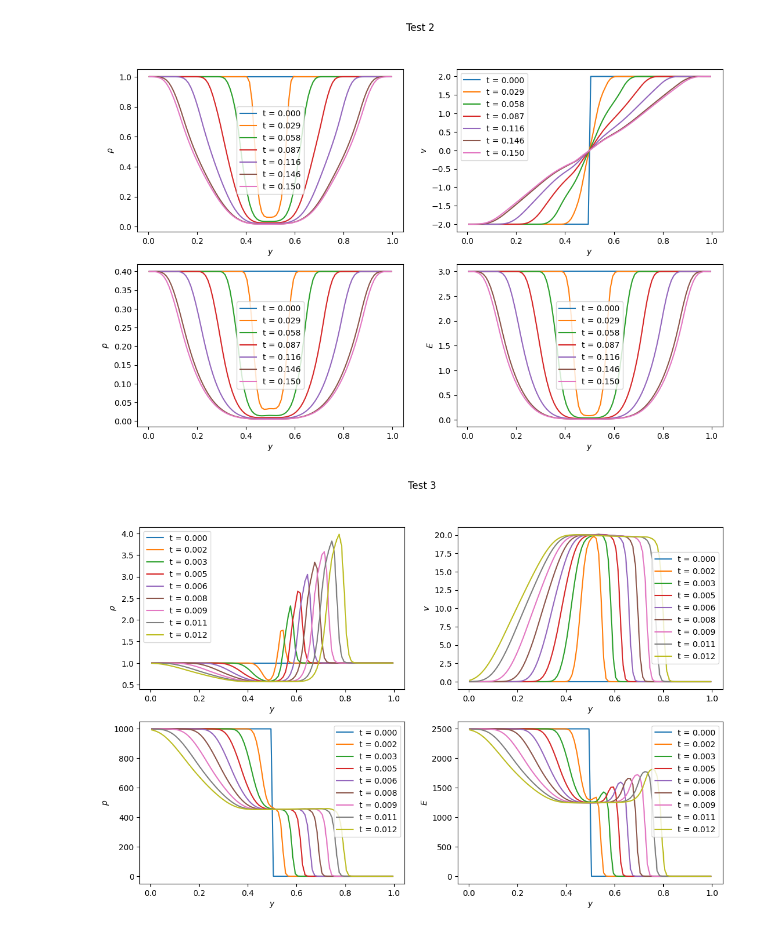
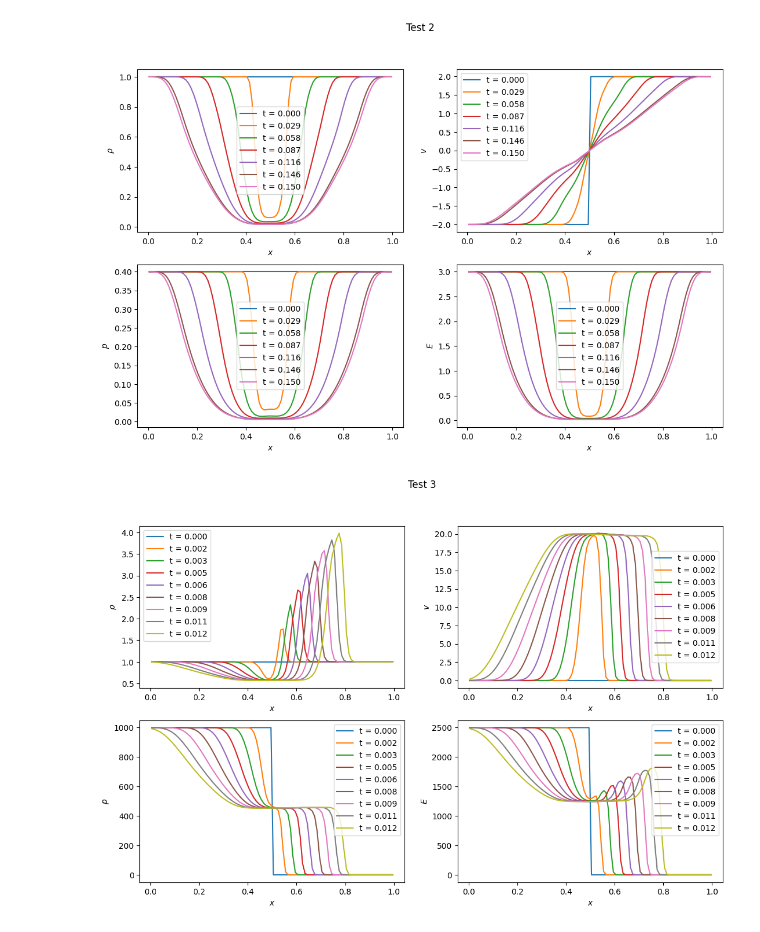
Before and after one commit to BenDavisonPetch/BAMReX, a Jupyter notebook: amrex_1d_plot.ipynb, the cells around one changed output. Drawn from its saved outputs; the diff is of its cells as text; code cells hidden in the pictures.

```diff
--- a/amrex_1d_plot.ipynb
+++ b/amrex_1d_plot.ipynb
@@ -13,7 +13,7 @@ FILENAMES = ["./build/Exec/RiemannProblem/output/test1/plt?????",
 adiabatic = 1.4
 # %%
 yt.set_log_level("error")
-DIM = 2
+DIM = 1
 for i, FILENAME in enumerate(FILENAMES):
     ts = yt.load(FILENAME)
 
@@ -39,34 +39,34 @@ for i, FILENAME in enumerate(FILENAMES):
         ax[0,1].plot(x,vel_x,label=time_label)
         ax[1,0].plot(x,pressure,label=time_label)
         ax[1,1].plot(x,energy,label=time_label)
 
     ax[0,0].set_ylabel("$\\rho$")
     ax[0,1].set_ylabel("$v$")
     ax[1,0].set_ylabel("$p$")
     ax[1,1].set_ylabel("$E$")
 
     if DIM == 1:
         x_label = "$x$"
     else:
         x_label = "$y$"
 
     ax[0,0].set_xlabel(x_label)
     ax[0,1].set_xlabel(x_label)
     ax[1,0].set_xlabel(x_label)
     ax[1,1].set_xlabel(x_label)
 
     ax[0,0].legend()
     ax[0,1].legend()
     ax[1,0].legend()
     ax[1,1].legend()
 
     fig.suptitle(f"Test {i+1}")
 
     fig.show()
 # %% [output]
 [figure]
 [figure]
-[figure, old version]
+[figure, new version]
 [figure]
 [figure]
 # %%
```
Also changed, not shown: 4 other files.
